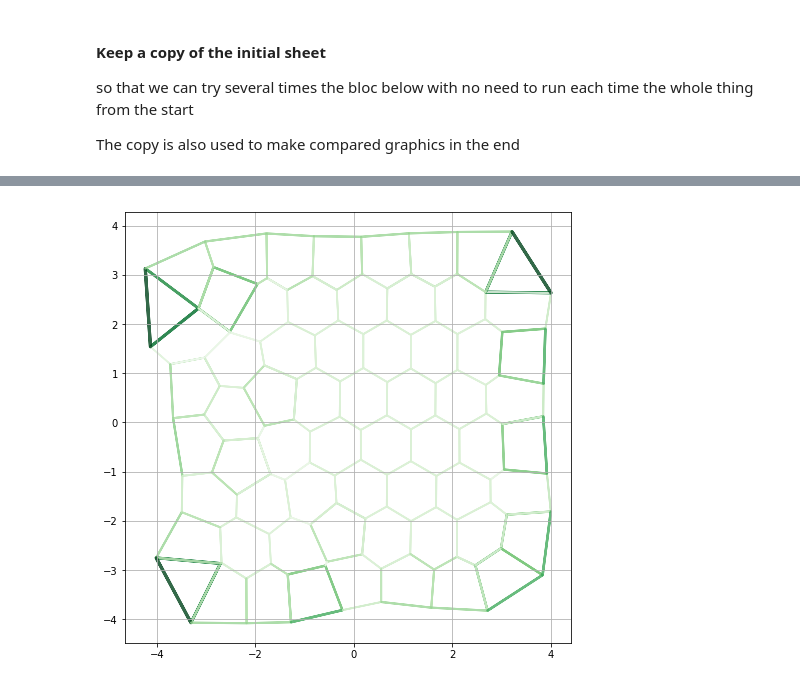
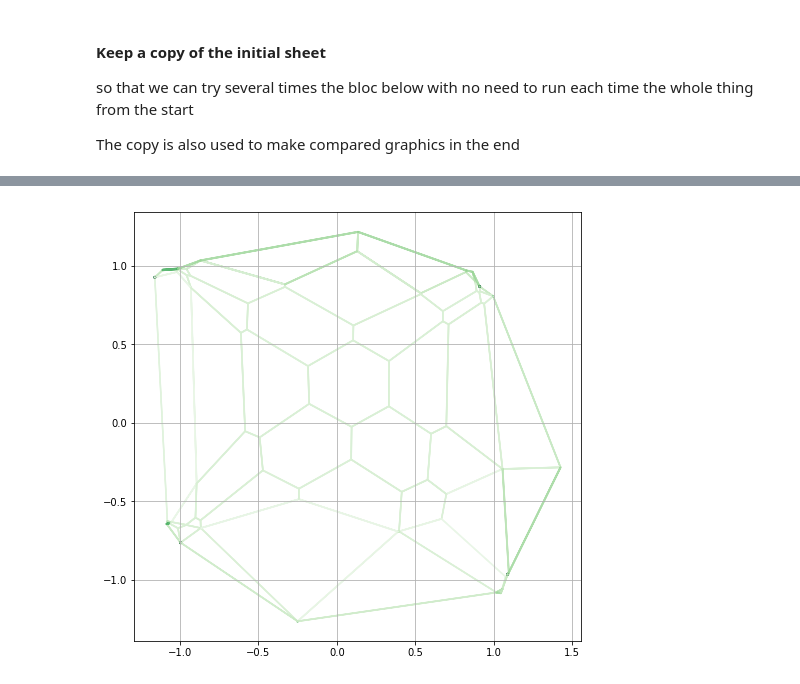
Before and after one commit to suzannelab/polarity, a Jupyter notebook: notebooks/Polarity_2prot_v2.ipynb, the cells around one changed output, grey strips where cells are left out. Drawn from its saved outputs; the diff is of its cells as text; code cells hidden in the pictures.

Commit message:
wip polarity & mechanical feedback

```diff
--- a/notebooks/Polarity_2prot_v2.ipynb
+++ b/notebooks/Polarity_2prot_v2.ipynb
@@ -181,8 +136,10 @@ polarity_specs = {
         #enrichissement edge oppose
         'qob' : 0.8,
         #retroaction de la tension
-        'Tm' : 0.4,
-        'myosin_tension' : 2,
+        'k1' : 0.216,
+        'k2' : 4.02,
+        # Value of tension for 1 molecule of myosin
+        'myosin_tension' : 0.0324,
     },
 }
 
@@ -216,7 +173,7 @@ sheet.update_specs(polarity_specs)
 sheet.update_specs(dynamics_specs, reset=True)
 sheet.get_opposite()
 
-fig, ax = plot_forces(sheet, ChemGeom, model, list('xy'), scaling=1)
+fig, ax = plot_forces(sheet, ChemicalGeometry, model, list('xy'), scaling=1)
 InitialSheet = copy.deepcopy(sheet)
 # %% [output]
 Reseting column line_tension of the edge dataset with new specs
@@ -228,10 +197,9 @@ sheet = copy.deepcopy(InitialSheet)
 # %%
-def update_protein_quantity(sheet, dt=0.1):
+def update_protein_quantity(sheet, model, dt=0.1):
     #auto-recrutement
     qmyosin = polarity_specs['edge']['qmyosin']
     qbazooka = polarity_specs['edge']['qbazooka']
     #desorption
-    amyosin = polarity_specs['edge']['amyosin']
     abazooka = polarity_specs['edge']['abazooka']
     #recrutement aleatoire?
     bmyosin = polarity_specs['edge']['bmyosin']
@@ -240,21 +208,30 @@ def update_protein_quantity(sheet, dt=0.1):
     k = polarity_specs['edge']['k']
     #enrichissement edge oppose
     qob = polarity_specs['edge']['qob']
+
     #Retroaction de la tension
-    Tm = polarity_specs['edge']['Tm']
+    grad = model.compute_gradient(sheet)
+    sheet.edge_df["stress"] = (
+            np.linalg.norm(
+                sheet.upcast_srce(grad)
+                * sheet.edge_df[['ux', 'uy']].values, axis=1)
+            + np.linalg.norm(
+                sheet.upcast_trgt(grad)
+                * sheet.edge_df[['ux', 'uy']].values, axis=1)
+        )
 
     for e in sheet.edge_df.itertuples() :
 
+        Tm = -polarity_specs['edge']['k1']*np.exp(-polarity_specs['edge']['k1']*e.stress)
         ## Myosin
         # Myosin restante dans le cytoplasme
         m_cyto = (sheet.face_df.loc[e.face].myosin_max
                   - sheet.edge_df.loc[sheet.edge_df.face == e.face].myosin.sum())
 
         dm = (qmyosin*e.myosin*m_cyto
-             - amyosin*e.myosin
              - k*e.bazooka
              + bmyosin * m_cyto
-             + Tm * e.line_tension)*dt
+             + Tm * e.myosin)*dt
 
         # si dm est plus petit que la quantite de myosine presente sur la jonction
         #      => soustrait la quantite de myosine de la jonction
@@ -294,10 +271,10 @@ def update_protein_quantity(sheet, dt=0.1):
 # %%
 #sheet = copy.deepcopy(InitialSheet)
 # Resolution mecanique
+solver=Solver
+res = solver.find_energy_min(sheet, ChemicalGeometry, model)
 
-res = solver.find_energy_min(sheet, ChemGeom, model)
-
-ChemGeom.update_all(sheet)
+ChemicalGeometry.update_all(sheet)
 
 fig, ax = sheet_view(sheet, mode='quick',)
 fig.set_size_inches((8, 8))
@@ -311,7 +288,7 @@ from tyssue import History
 
 history = History(sheet, extra_cols={'edge':['myosin', 'bazooka']})
 for t in times :
-    update_protein_quantity(sheet, 0.01)
+    update_protein_quantity(sheet,model,  0.01)
     history.record(to_record = ['edge'])
 # %%
 fig, ax = plt.subplots()
@@ -366,16 +343,16 @@ fig.set_size_inches((8, 8))
 # %%
 #sheet = copy.deepcopy(InitialSheet)
 # Resolution mecanique
-res = solver.find_energy_min(sheet, ChemGeom, model)
-ChemGeom.update_all(sheet)
+res = solver.find_energy_min(sheet, ChemicalGeometry, model)
+ChemicalGeometry.update_all(sheet)
 fig, ax = sheet_view(
     sheet, mode='2D',
     edge={
         "color": sheet.edge_df['line_tension'],
         "colormap":"Greens",
         'head_width':0,
         'width': (0.1 + 3*sheet.edge_df['line_tension']/sheet.edge_df['line_tension'].max())},
     vert={"visible": False})
 fig.set_size_inches((8, 8))
 # %% [output]
-[figure, old version]
+[figure, new version]
```
Also changed, not shown: parts of 10 cells of this notebook, 2 other files.
